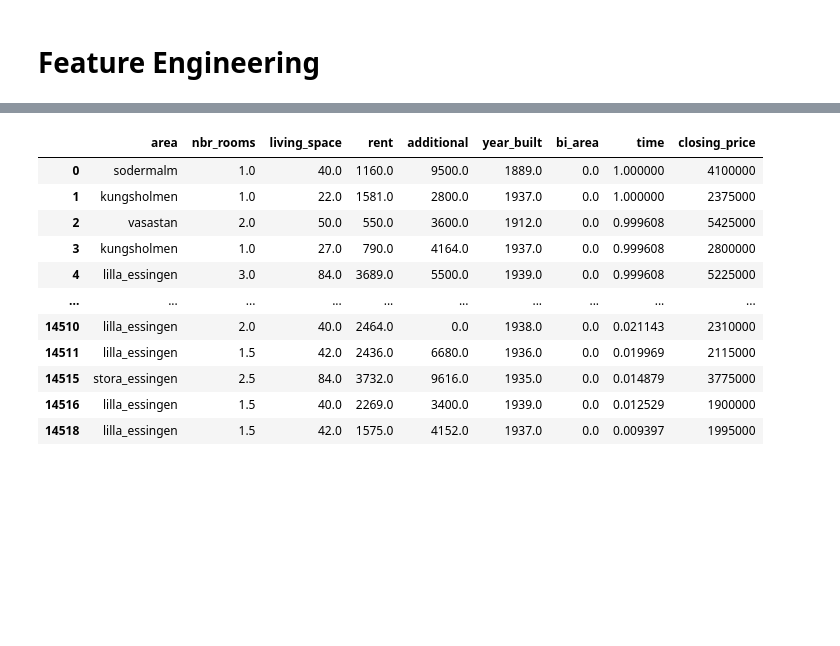
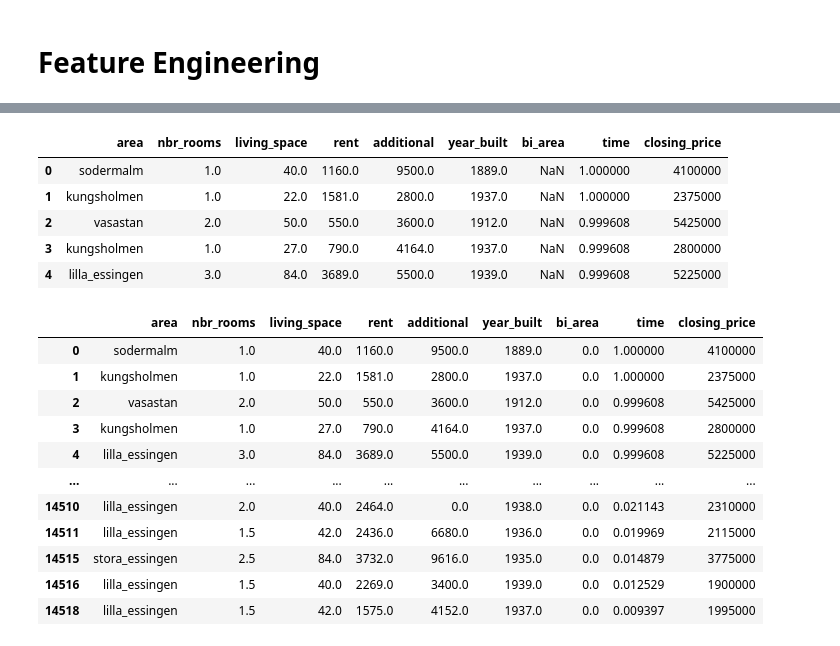
Before and after one commit to eriknorlander/webscraping_hemnet, a Jupyter notebook: stockholm analysis.ipynb, the cells around one changed output, grey strips where cells are left out. Cells and saved outputs as stored; diff of their text form; code cells hidden in the pictures; blank space fills up the shorter version.

```diff
--- a/stockholm analysis.ipynb
+++ b/stockholm analysis.ipynb
@@ -165 +112,10 @@ df1 = df[['area', 'nbr_rooms', 'living_space', 'rent', 'additional', 'year_built
+# %%
+df1.head()
+# %% [output]
+|  | area | nbr_rooms | living_space | rent | additional | year_built | bi_area | time | closing_price |
+| 0 | sodermalm | 1.0 | 40.0 | 1160.0 | 9500.0 | 1889.0 | NaN | 1.000000 | 4100000 |
+| 1 | kungsholmen | 1.0 | 22.0 | 1581.0 | 2800.0 | 1937.0 | NaN | 1.000000 | 2375000 |
+| 2 | vasastan | 2.0 | 50.0 | 550.0 | 3600.0 | 1912.0 | NaN | 0.999608 | 5425000 |
+| 3 | kungsholmen | 1.0 | 27.0 | 790.0 | 4164.0 | 1937.0 | NaN | 0.999608 | 2800000 |
+| 4 | lilla_essingen | 3.0 | 84.0 | 3689.0 | 5500.0 | 1939.0 | NaN | 0.999608 | 5225000 |
 # %%
```
Also changed, not shown: parts of 18 cells of this notebook.
